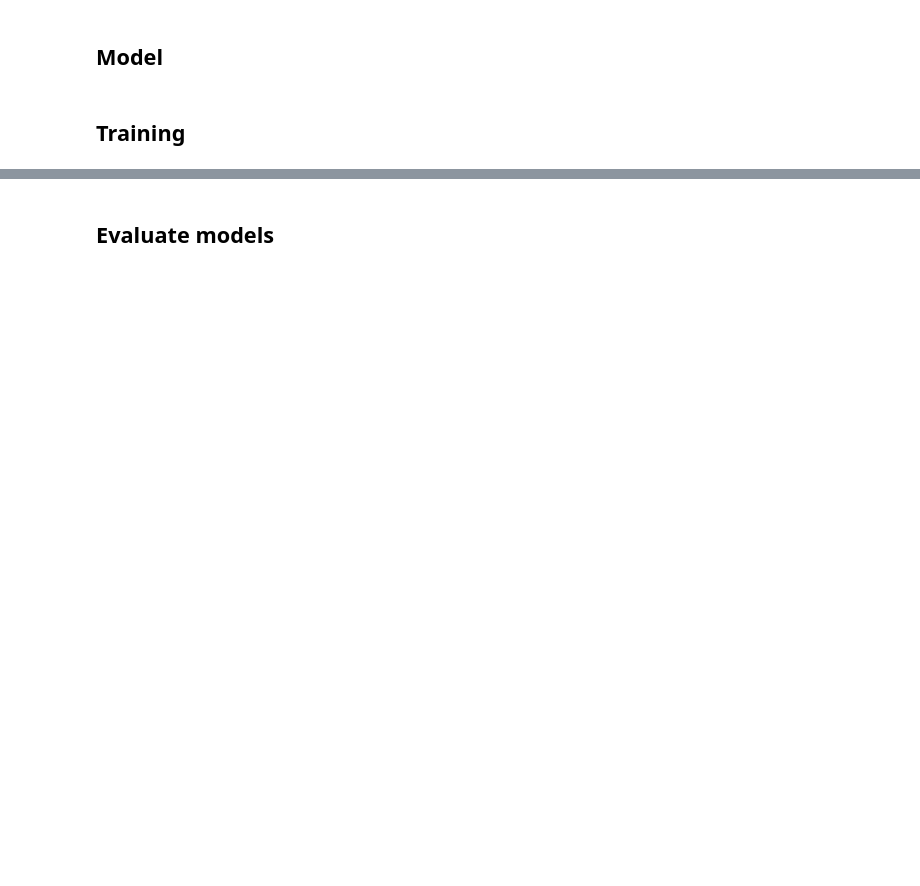
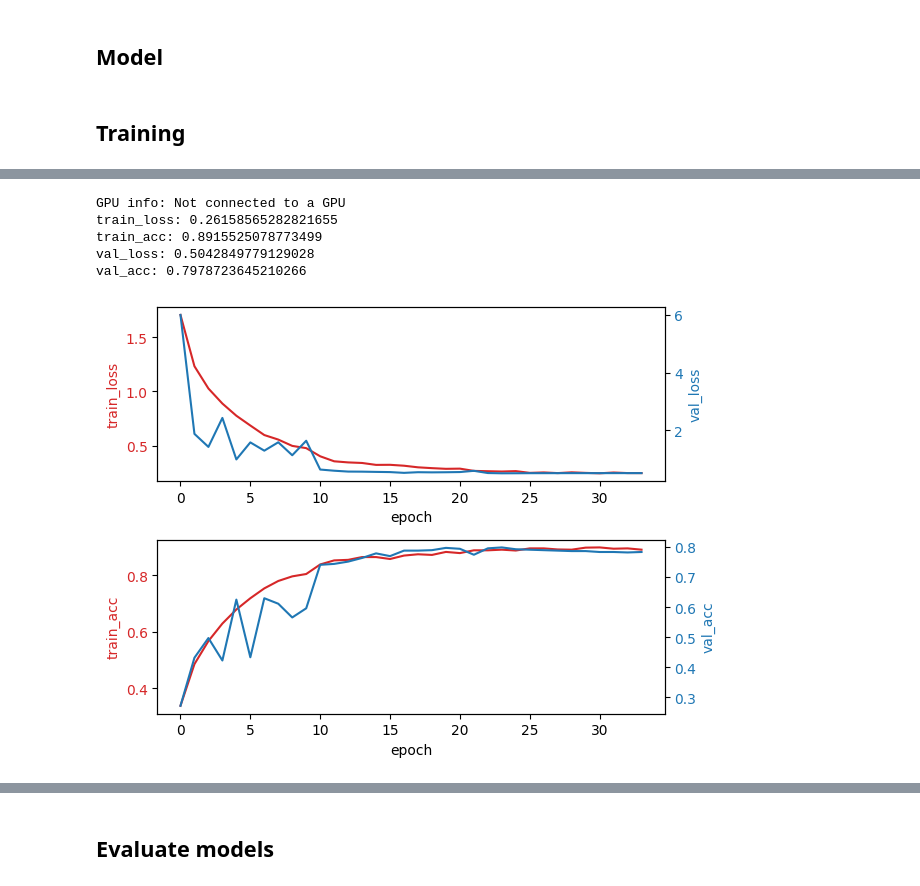
Before and after one commit to enmanuelmag/MRIClassification, a Jupyter notebook: ia_model.ipynb, the cells around one changed output, grey strips where cells are left out. Saved outputs shown, nothing was run; the diff lists cells and outputs as text; code cells hidden in the pictures; blank space fills up the shorter version.

```diff
--- a/ia_model.ipynb
+++ b/ia_model.ipynb
@@ -654,0 +1365,13 @@ ia_maker.train(
+# %%
+#path_model = conv_multi_class_5['path_model']
+history = pkl.load(open(f"./models/vit/multi_class_5_4/history.pkl", "rb"))
+
+ia_maker = IAFlow(models_folder='./test_moidels')
+ia_maker.plot_history(history, f"./models/vit/multi_class_5_4/history.png")
+# %% [output]
+GPU info: Not connected to a GPU
+train_loss: 0.26158565282821655
+train_acc: 0.8915525078773499
+val_loss: 0.5042849779129028
+val_acc: 0.7978723645210266
+[figure, added]
```
Also changed, not shown: parts of 29 cells of this notebook, 6 other files.
